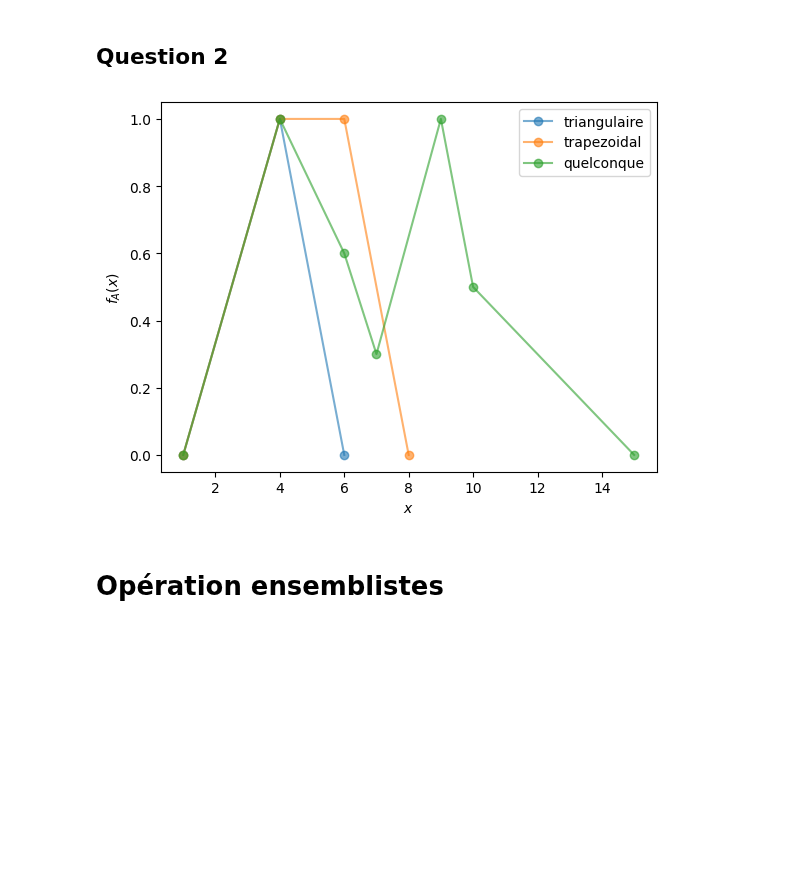
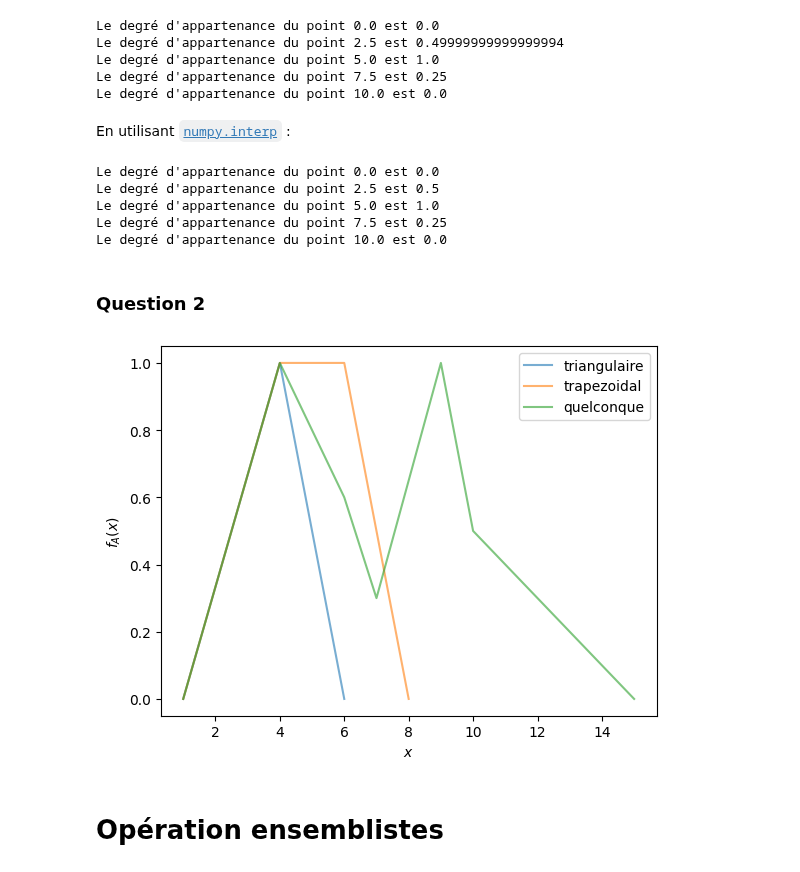
Before and after one commit to CharlesAttend/M2-DAC, a Jupyter notebook: XAI/TME/TME4-5/TME4.ipynb, the cells around one changed output. Cells and saved outputs as stored; diff of their text form; code cells hidden in the pictures; blank space fills up the shorter version.

Commit message:
XAI/TME4: fix: degré d'appartenance

```diff
--- a/XAI/TME/TME4-5/TME4.ipynb
+++ b/XAI/TME/TME4-5/TME4.ipynb
@@ -19,28 +25,94 @@ def calcule_degre_appartenance(x: int, sef: np.ndarray):
+# %%
+def calculer_degre_appartenance(point, sef):
+    """Calcule le degré d'appartenance d'un point à un sous-ensemble flou.
+
+    :param float x: Point de l'univers
+    :param np.ndarray sef: Sous-ensemble flou
+    :return float: Le degré d'appartenance du point au sous-ensemble flou
+    """
+    # Vérifier si le point est en dehors des bornes du SEF
+    if point < sef[0][0] or point > sef[-1][0]:
+        return 0.0
+
+    # Trouver l'intervalle dans lequel le point se situe
+    for i in range(len(sef) - 1):
+        if sef[i][0] <= point <= sef[i + 1][0]:
+            # Calculer la pente et l'ordonnée à l'origine pour l'interpolation linéaire
+            x1, y1 = sef[i]
+            x2, y2 = sef[i + 1]
+            if x2 == x1:
+                return y1  # évite la division par zéro si nous avons une "ligne verticale"
+            else:
+                pente = (y2 - y1) / (x2 - x1)
+                ordonnee_origine = y1 - pente * x1
+
+            # Calculer le degré d'appartenance en utilisant l'équation de la ligne
+            return pente * point + ordonnee_origine
+
+    return 0.0
+
+
+for point in np.linspace(0, 10, 5):
+    degre = calculer_degre_appartenance(point, sef["trapezoidal"])
+    print(f"Le degré d'appartenance du point {point} est {degre}")
+# %% [output]
+Le degré d'appartenance du point 0.0 est 0.0
+Le degré d'appartenance du point 2.5 est 0.49999999999999994
+Le degré d'appartenance du point 5.0 est 1.0
+Le degré d'appartenance du point 7.5 est 0.25
+Le degré d'appartenance du point 10.0 est 0.0
+# %% [markdown]
+En utilisant [`numpy.interp`](https://numpy.org/doc/stable/reference/generated/numpy.interp.html) :
+# %%
+def calculer_degre_appartenance(point, sef):
+    return np.interp(point, sef[:, 0], sef[:, 1], left=0.0, right=0.0)
+
+
+for point in np.linspace(0, 10, 5):
+    degre = calculer_degre_appartenance(point, sef["trapezoidal"])
+    print(f"Le degré d'appartenance du point {point} est {degre}")
+# %% [output]
+Le degré d'appartenance du point 0.0 est 0.0
+Le degré d'appartenance du point 2.5 est 0.5
+Le degré d'appartenance du point 5.0 est 1.0
+Le degré d'appartenance du point 7.5 est 0.25
+Le degré d'appartenance du point 10.0 est 0.0
 # %% [markdown]
-## Question 2
+### Question 2
 # %%
 def plot_sef(sef: np.ndarray, name=None, alpha=1):
-    x_values = sef[:, 0]
-    y_values = sef[:, 1]
+    """Affiche la courbe d'un sous-ensemble flou.
 
-    plt.plot(x_values, y_values, marker="o", linestyle="-", label=name, alpha=alpha)
+    :param np.ndarray sef: Sous-ensemble flou
+    :param string name: Nom de la courbe, par défaut à None
+    :param int alpha: Opacité des courbes, par défaut à 1
+    """
+    # x_values = sef[:, 0]
+    # y_values = sef[:, 1]
+    plt.plot(sef[:, 0], sef[:, 1], linestyle="-", label=name, alpha=alpha)
     plt.xlabel("$x$")
     plt.ylabel("$f_A(x)$")
     plt.legend()
     # plt.show()
 
 
 def plot_sefs(sefs: dict, alpha=1, title=None):
+    """Affiche la courbe de plusieurs sous-ensembles flous.
+
+    :param dict sefs: Dictionnaire de sous-ensembles flou, où la clé représente son nom.
+    :param int alpha: Opacité des courbes, par défaut à 1
+    :param string title: Titre de la figure, par défaut à None
+    """
     for name, values in sefs.items():
         plot_sef(values, name, alpha=alpha)
     if title:
         plt.gca().set_title(title)
     plt.show()
 
 
 plot_sefs(sef, alpha=0.6)
 # %% [output]
-[figure, old version]
+[figure, new version]
 # %% [markdown]
 # Opération ensemblistes
 # %% [markdown]
```
Also changed, not shown: parts of 28 cells of this notebook.
